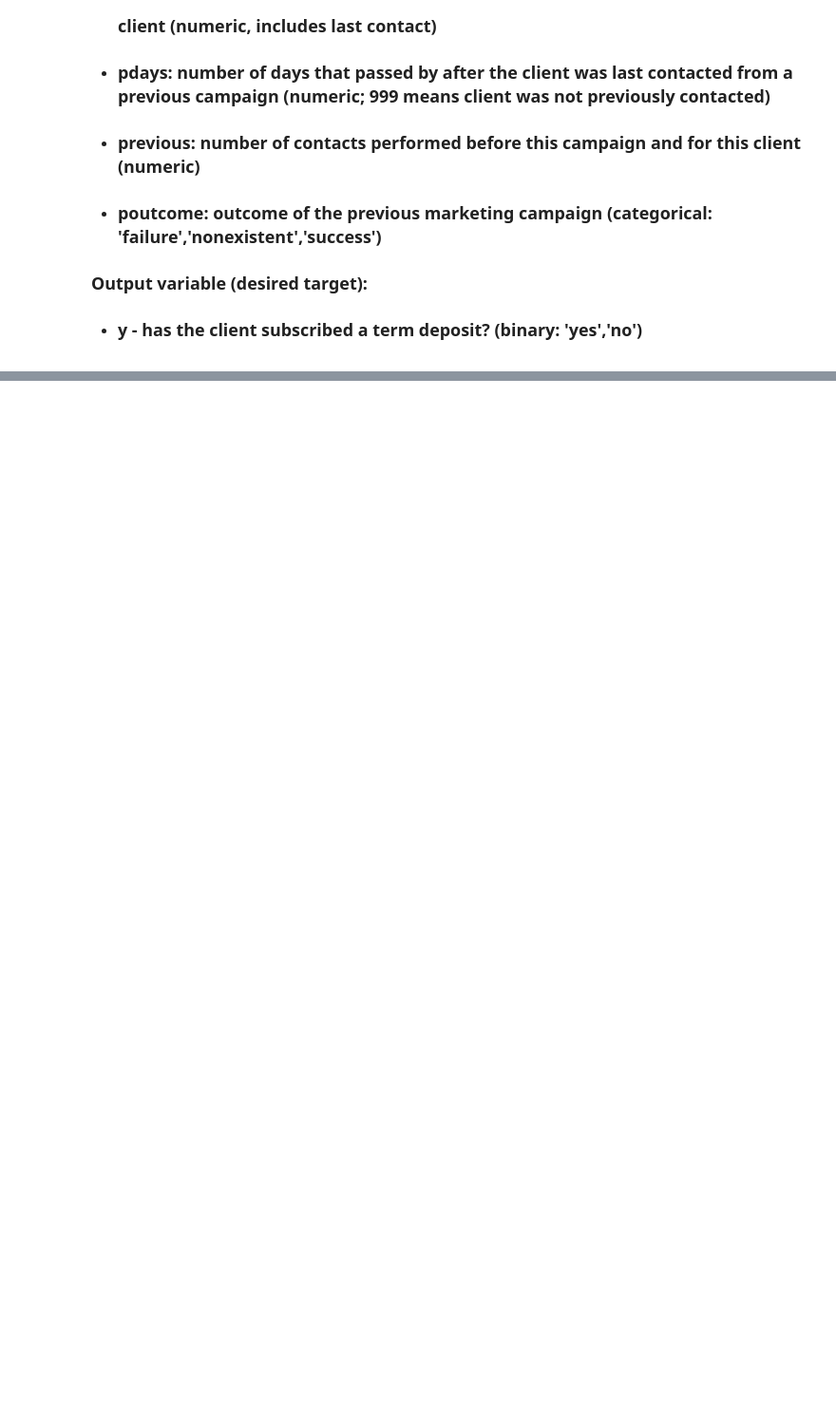
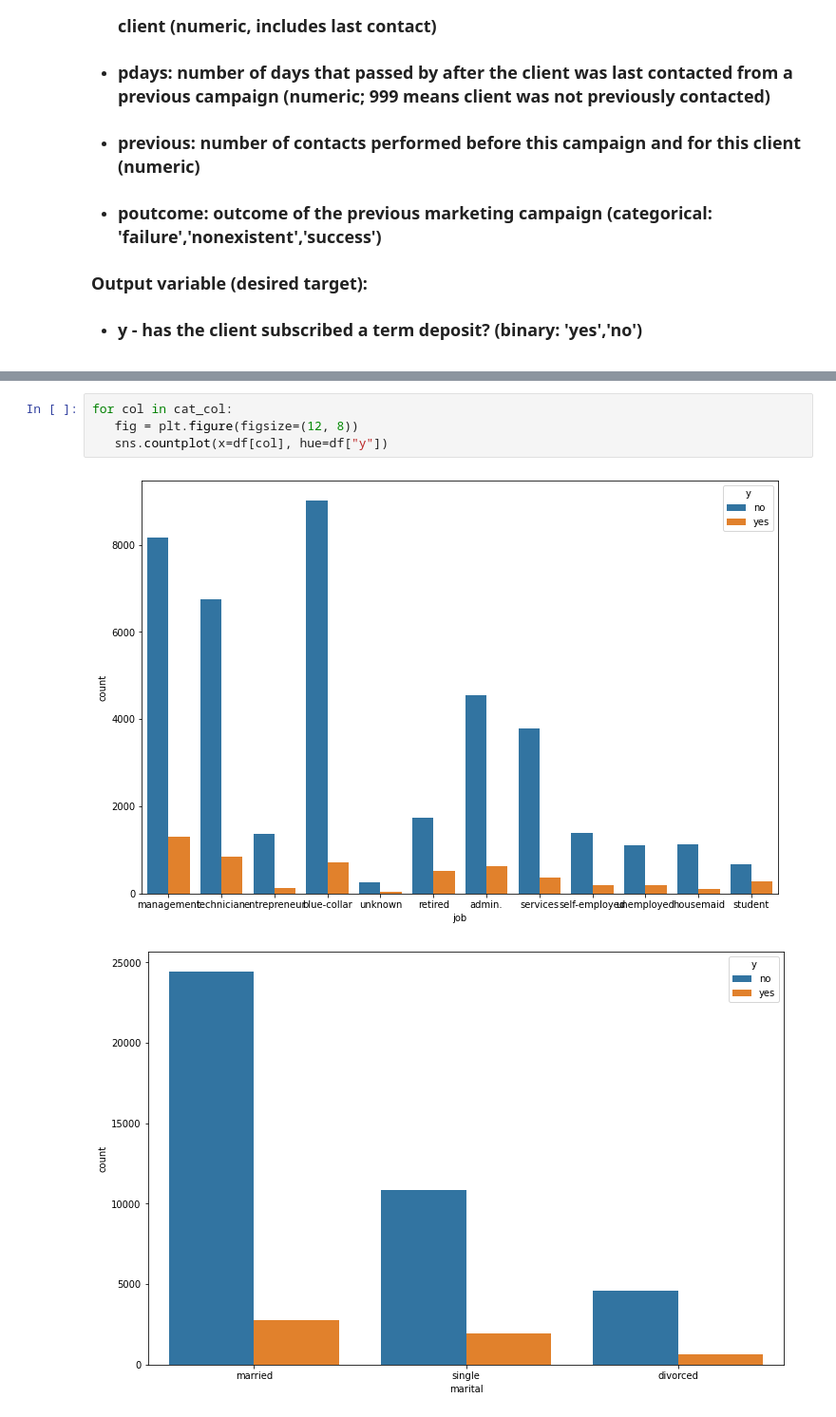
Before and after one commit to AnnayanB/SupervisedML_BankMarketingCampaigns, a Jupyter notebook: Bank_Marketing_Effectiveness_Prediction_Capstone_Project.ipynb, the cells around one changed output, grey strips where cells are left out. Shown: that part at 95% size. Drawn from its saved outputs; the diff is of its cells as text; blank space fills up the shorter version.

```diff
--- a/Bank_Marketing_Effectiveness_Prediction_Capstone_Project.ipynb
+++ b/Bank_Marketing_Effectiveness_Prediction_Capstone_Project.ipynb
@@ -37,0 +209,7 @@
+# %%
+for col in cat_col:
+   fig = plt.figure(figsize=(12, 8))
+   sns.countplot(x=df[col], hue=df["y"])
+# %% [output]
+[figure, added]
+[figure, added]
```
Also changed, not shown: parts of 17 cells of this notebook.
